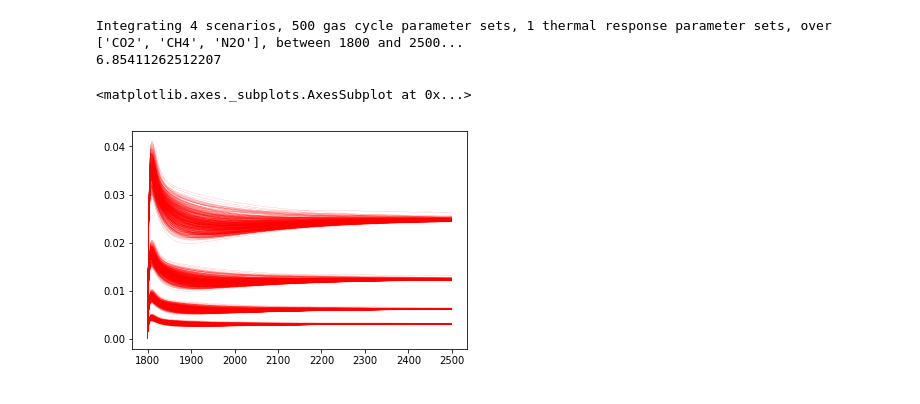
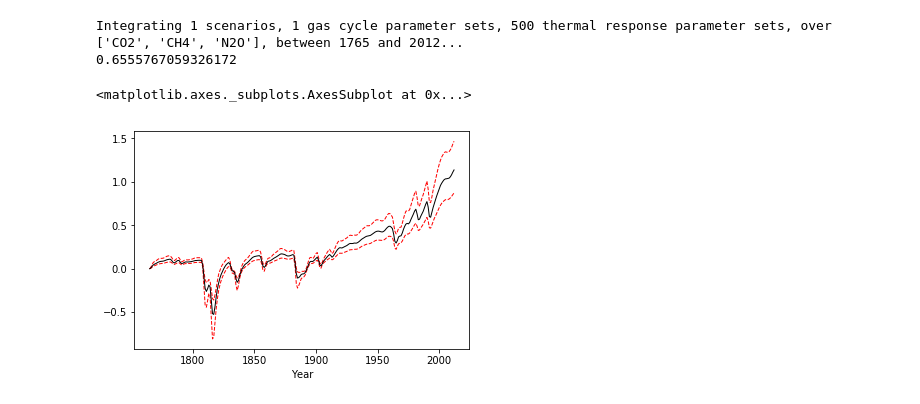
Before and after one commit to stujen/fiveEqSCM, a Jupyter notebook: UnFaIRv2.0/Testing UnFaIR Notebook.ipynb, the cells around one changed output. Drawn from its saved outputs; the diff is of its cells as text; code cells hidden in the pictures.

```diff
--- a/UnFaIRv2.0/Testing UnFaIR Notebook.ipynb
+++ b/UnFaIRv2.0/Testing UnFaIR Notebook.ipynb
@@ -13,42 +13,37 @@ from UnFaIRv2_0 import *
 import scipy as sp
 import pickle
 import time
-# %%
-# An example model run with pulse emissions, N gas cycle parameter sets
-
-emissions = return_empty_emissions(1800,2500,np.arange(4))
-
-emissions.loc[1801,(slice(None),'CO2')] = [2,4,8,16]
-emissions.loc[1801,(slice(None),'CH4')] = [2,4,8,16]
-emissions.loc[1801,(slice(None),'N2O')] = [2,4,8,16]
-
-gas_params = default_gas_forcing_params()
-
-thermal_params = default_thermal_params()
-
-gas_uncert = default_gas_forcing_param_uncertainty()
-
-gas_param_set = [gas_params['default']]
-
-N = 500
-
-for i in np.arange(N):
-
-    gas_param_set += [gas_params['default'] * np.random.normal(np.ones(gas_params.shape),gas_uncert)]
-
-gas_param_set = pd.concat(gas_param_set, keys = [x + 'gas' for x in [str(i) for i in np.arange(N)]],axis=1)
-
-start_time = time.time()
-model_run = run_UnFaIR(emissions,gas_parameters=gas_param_set)
-print(time.time()-start_time)
-
-#emissions
-#model_run = run_UnFaIR(emissions)
-# %% [output]
-Integrating 4 scenarios, 500 gas cycle parameter sets, 1 thermal response parameter sets, over ['CO2', 'CH4', 'N2O'], between 1800 and 2500...
-6.85411262512207
-# %%
-model_run['T'].plot(legend=None,color='r',linewidth=0.1)
-# %% [output]
-<matplotlib.axes._subplots.AxesSubplot at 0x...>
-[figure, removed]
+# %%
+emission_input = pd.read_pickle('./Sample_data/best_estimate_emissions.pkl')
+
+otherforc = return_empty_forcing(emission_input.index[0],emission_input.index[-1],scen_names=emission_input.columns.levels[0])
+
+RCP_forcing = pd.read_csv('/home/nleach/Documents/UnFaIR v2/UnFaIRv2.0/Sample_data/RCP85_MIDYEAR_RADFORCING.csv',skiprows=58,index_col=0)
+
+otherforc.loc[:,('best_estimate','forcing')] = (RCP_forcing['TOTAL_INCLVOLCANIC_RF'] - RCP_forcing['CO2CH4N2O_RF']).loc[:2012]
+
+gas_params = default_gas_forcing_params()
+
+thermal_params = default_thermal_params()
+
+gas_uncert = default_gas_forcing_param_uncertainty()
+
+thermal_uncert = default_thermal_param_uncertainty()
+
+gas_param_set = draw_monte_carlo_param_set(0,gas_params,gas_uncert,type='normal')
+
+thermal_param_set = draw_monte_carlo_param_set(500,thermal_params,thermal_uncert,type='lognormal')
+
+starttime=time.time()
+model_output = run_UnFaIR(emission_input,otherforc,gas_parameters=gas_param_set,thermal_parameters=thermal_param_set)
+print(time.time()-starttime)
+# %% [output]
+Integrating 1 scenarios, 1 gas cycle parameter sets, 500 thermal response parameter sets, over ['CO2', 'CH4', 'N2O'], between 1765 and 2012...
+0.6555767059326172
+# %%
+model_output['T'].xs('median',level=1,axis=1).quantile(0.16,axis=1).plot(legend=None,color='r',linewidth=1,linestyle='--')
+model_output['T'].xs('median',level=1,axis=1).quantile(0.84,axis=1).plot(legend=None,color='r',linewidth=1,linestyle='--')
+model_output['T'].xs('median',level=1,axis=1).median(axis=1).plot(legend=None,color='k',linewidth=1,linestyle='-')
+# %% [output]
+<matplotlib.axes._subplots.AxesSubplot at 0x...>
+[figure, added]
```
Also changed, not shown: parts of 1 cell of this notebook, 14 other files.
